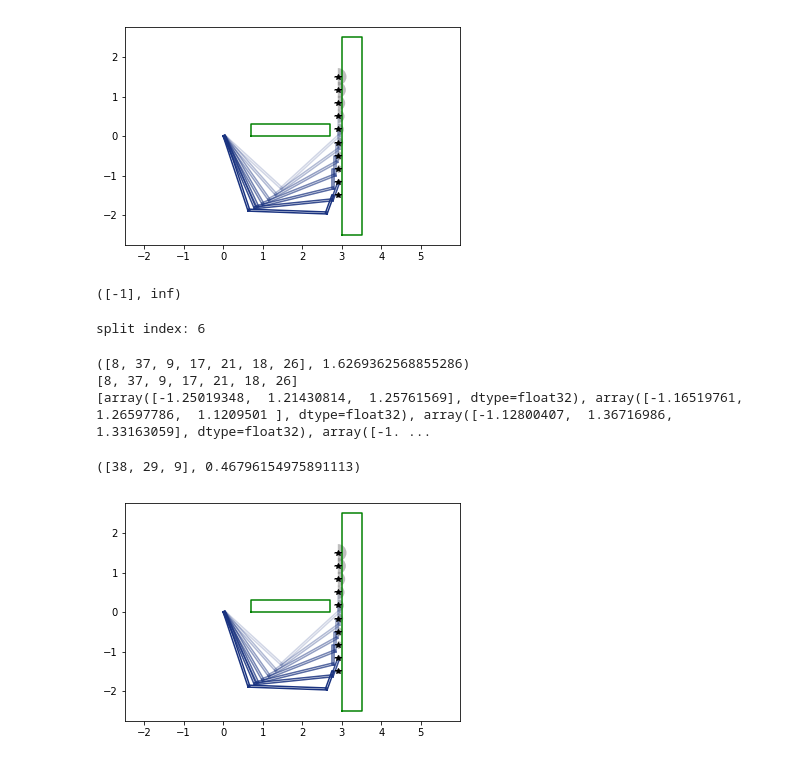
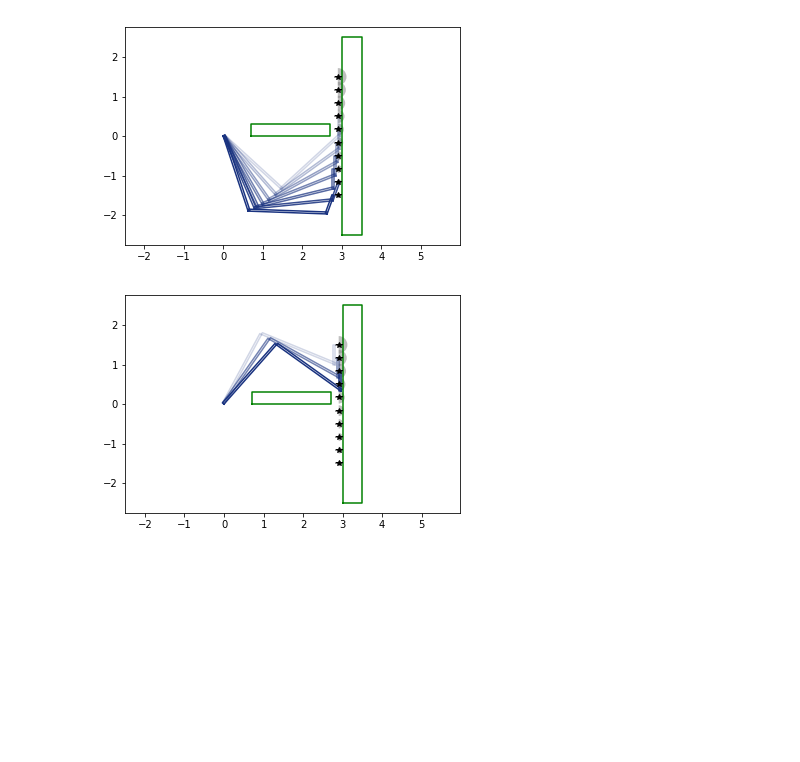
Before and after one commit to JeroenDM/planar_python_robotics, a Jupyter notebook: split_path.ipynb, the cells around one changed output. Cells and saved outputs as stored; diff of their text form; code cells hidden in the pictures; blank space fills up the shorter version.

Commit message:
new functions returns all paths

```diff
--- a/split_path.ipynb
+++ b/split_path.ipynb
@@ -39,6 +36,6 @@ from ppr.graph_pure_python import get_shortest_path2
 # %%
 path_js = cart_to_joint(robot1, path1, check_collision=True, scene=sc1)
 # %%
-sol = get_shortest_path2(path_js)
+sol = get_shortest_path3(path_js)
 print(sol)
 # %% [output]
@@ -57,43 +52,9 @@ from ppr.graph_pure_python import Graph
-# %%
-g = Graph(path_js)
-g.run_multi_source_bfs(max_cost = 5)
-res = g.get_path()
-
-print(res)
-# %% [output]
-([-1], inf)
-# %%
-ind = g.find_partial_path()
-
-print("split index: " + str(ind))
-# %% [output]
-split index: 6
-# %%
-#res1 = g.get_path(target_path_index=ind)
-print(res1)
-pi1 = res1[0]
-print(pi1)
-qsol1 = []
-for i in range(len(pi1)):
-    qsol1.append(path_js[i][pi1[i]])
-print(qsol1)
-# %% [output]
-([8, 37, 9, 17, 21, 18, 26], 1.6269362568855286)
-[8, 37, 9, 17, 21, 18, 26]
-[array([-1.25019348,  1.21430814,  1.25761569], dtype=float32), array([-1.16519761,  1.26597786,  1.1209501 ], dtype=float32), array([-1.12800407,  1.36716986,  1.33163059], dtype=float32), array([-1. ...
-# %%
-g.run_multi_source_bfs(max_cost=5, start_path_index=ind+1)
-res2 = g.get_path()
-
-print(res2)
-# %% [output]
-([38, 29, 9], 0.46796154975891113)
 # %%
 fig2, ax2 = plt.subplots()
 ax2.axis('equal')
-robot1.plot_path(ax2, qsol1)
+robot1.plot_path(ax2, sol['paths'][1])
 for r in sc1: r.plot(ax2, 'g')
 for tp in path1: tp.plot(ax2)
 plt.show()
 # %% [output]
-[figure, old version]
+[figure, new version]
```
Also changed, not shown: parts of 4 cells of this notebook, 1 other file.
